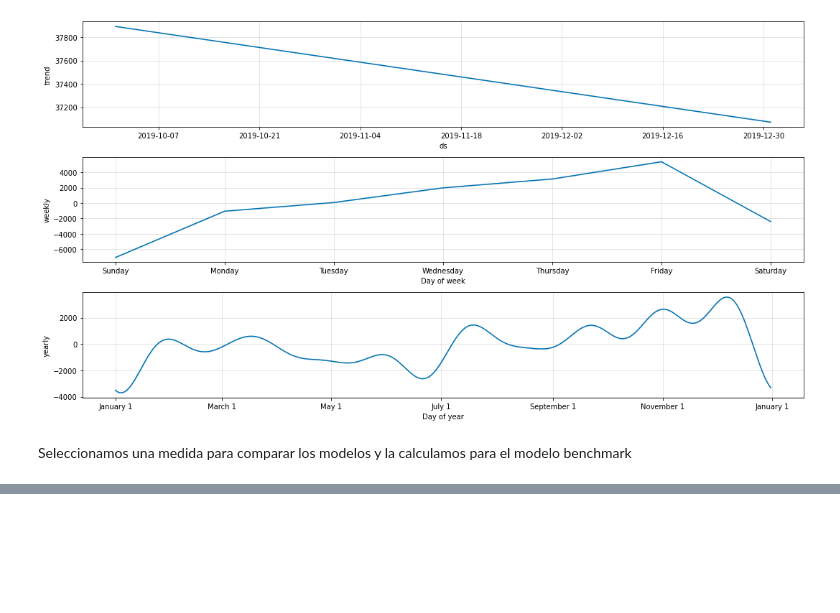
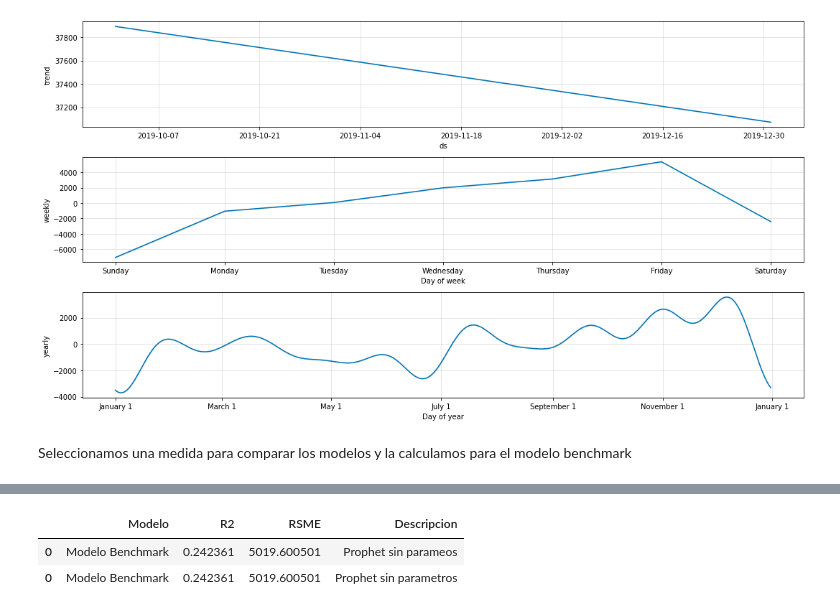
Before and after one commit to NachoRam123/Proyecto-3, a Jupyter notebook: DS_Proyecto_03_ST_RamellaIgnacio.ipynb, the cells around one changed output, grey strips where cells are left out. Saved outputs shown, nothing was run; the diff lists cells and outputs as text; code cells hidden in the pictures; blank space fills up the shorter version.

```diff
--- a/DS_Proyecto_03_ST_RamellaIgnacio.ipynb
+++ b/DS_Proyecto_03_ST_RamellaIgnacio.ipynb
@@ -740,0 +768,20 @@ Seleccionamos una medida para comparar los modelos y la calculamos para el model
+# %%
+def cuadro_metricas(cuadro, model, r2, rmse, descripcion = None):
+    _dic = {'Modelo': model, 'R2': r2, 'RSME': rmse, 'Descripcion': descripcion}
+    _df = pd.DataFrame([_dic])
+
+    if isinstance(cuadro, pd.DataFrame):
+        _df_hist = cuadro
+        _df_new = pd.concat([_df_hist,_df])
+    else:
+        _df_new = _df
+    _df_new.drop_duplicates(inplace=True)
+
+    return _df_new
+# %%
+Metricas = cuadro_metricas(Metricas, 'Modelo Benchmark', r2_bm, rmse_bm, descripcion = 'Prophet sin parametros')
+Metricas
+# %% [output]
+|  | Modelo | R2 | RSME | Descripcion |
+| 0 | Modelo Benchmark | 0.242361 | 5019.600501 | Prophet sin parameos |
+| 0 | Modelo Benchmark | 0.242361 | 5019.600501 | Prophet sin parametros |
```
Also changed, not shown: parts of 6 cells of this notebook.
